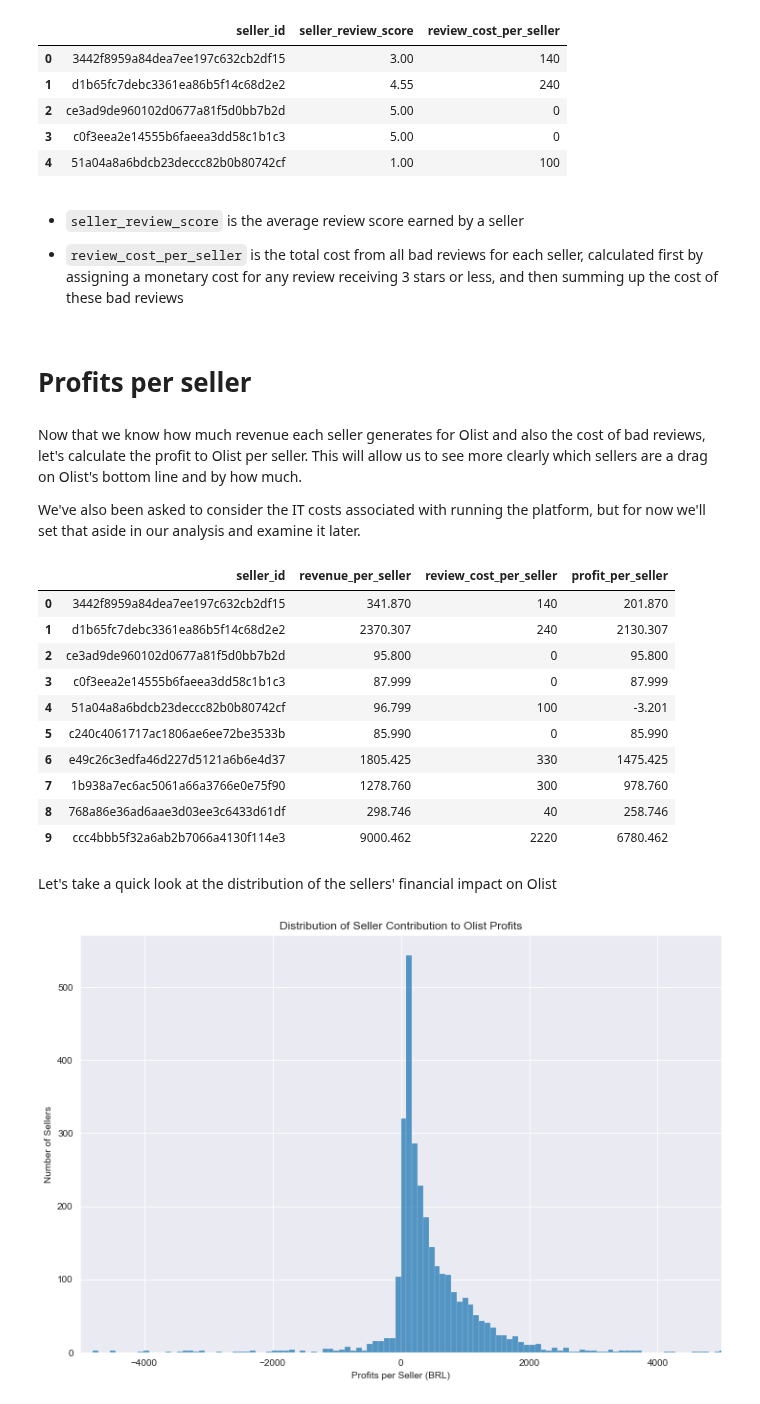
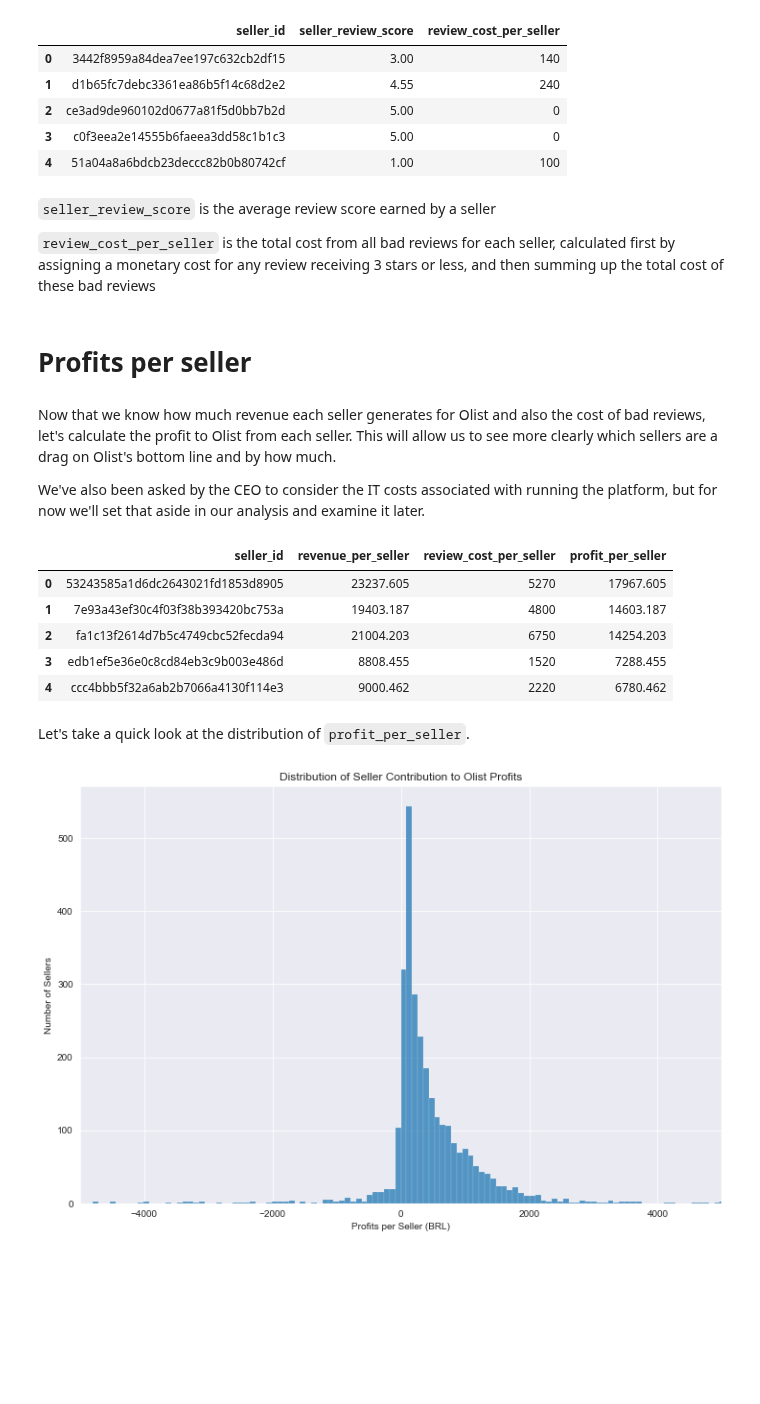
Before and after one commit to phlln/olist-analysis, a Jupyter notebook: notebooks/ceo_request-Phil-UPDATED.ipynb, the cells around one changed output. Drawn from its saved outputs; the diff is of its cells as text; code cells hidden in the pictures; blank space fills up the shorter version.

```diff
--- a/notebooks/ceo_request-Phil-UPDATED.ipynb
+++ b/notebooks/ceo_request-Phil-UPDATED.ipynb
@@ -120,6 +119,6 @@ sellers[['seller_id','seller_review_score','review_cost_per_seller']].head()
 | 3 | c0f3eea2e14555b6faeea3dd58c1b1c3 | 5.00 | 0 |
 | 4 | 51a04a8a6bdcb23deccc82b0b80742cf | 1.00 | 100 |
 # %% [markdown]
-- `seller_review_score` is the average review score earned by a seller
+`seller_review_score` is the average review score earned by a seller
 
-- `review_cost_per_seller` is the total cost from all bad reviews for each seller, calculated first by assigning a monetary cost for any review receiving 3 stars or less, and then summing up the cost of these bad reviews
+`review_cost_per_seller` is the total cost from all bad reviews for each seller, calculated first by assigning a monetary cost for any review receiving 3 stars or less, and then summing up the total cost of these bad reviews
@@ -132,29 +125,24 @@ sellers[['seller_id','seller_review_score','review_cost_per_seller']].head()
 # %% [markdown]
 # Profits per seller
 # %% [markdown]
-Now that we know how much revenue each seller generates for Olist and also the cost of bad reviews, let's calculate the profit to Olist per seller. This will allow us to see more clearly which sellers are a drag on Olist's bottom line and by how much.
+Now that we know how much revenue each seller generates for Olist and also the cost of bad reviews, let's calculate the profit to Olist from each seller. This will allow us to see more clearly which sellers are a drag on Olist's bottom line and by how much.
 
-We've also been asked to consider the IT costs associated with running the platform, but for now we'll set that aside in our analysis and examine it later.
+We've also been asked by the CEO to consider the IT costs associated with running the platform, but for now we'll set that aside in our analysis and examine it later.
 # %%
 # Calculate the profit as 'revenue_per_seller' - 'review_cost_per_seller'
 sellers['profit_per_seller'] = sellers.revenue_per_seller - sellers.review_cost_per_seller
 sellers[['seller_id', 'revenue_per_seller', 'review_cost_per_seller', 'profit_per_seller']].groupby(by='seller_id').sum()
 
-sellers[['seller_id', 'revenue_per_seller', 'review_cost_per_seller', 'profit_per_seller']].head(10)
+sellers[['seller_id', 'revenue_per_seller', 'review_cost_per_seller', 'profit_per_seller']].head()
 # %% [output]
 |  | seller_id | revenue_per_seller | review_cost_per_seller | profit_per_seller |
-| 0 | 3442f8959a84dea7ee197c632cb2df15 | 341.870 | 140 | 201.870 |
-| 1 | d1b65fc7debc3361ea86b5f14c68d2e2 | 2370.307 | 240 | 2130.307 |
-| 2 | ce3ad9de960102d0677a81f5d0bb7b2d | 95.800 | 0 | 95.800 |
-| 3 | c0f3eea2e14555b6faeea3dd58c1b1c3 | 87.999 | 0 | 87.999 |
-| 4 | 51a04a8a6bdcb23deccc82b0b80742cf | 96.799 | 100 | -3.201 |
-| 5 | c240c4061717ac1806ae6ee72be3533b | 85.990 | 0 | 85.990 |
-| 6 | e49c26c3edfa46d227d5121a6b6e4d37 | 1805.425 | 330 | 1475.425 |
-| 7 | 1b938a7ec6ac5061a66a3766e0e75f90 | 1278.760 | 300 | 978.760 |
-| 8 | 768a86e36ad6aae3d03ee3c6433d61df | 298.746 | 40 | 258.746 |
-| 9 | ccc4bbb5f32a6ab2b7066a4130f114e3 | 9000.462 | 2220 | 6780.462 |
+| 0 | 53243585a1d6dc2643021fd1853d8905 | 23237.605 | 5270 | 17967.605 |
+| 1 | 7e93a43ef30c4f03f38b393420bc753a | 19403.187 | 4800 | 14603.187 |
+| 2 | fa1c13f2614d7b5c4749cbc52fecda94 | 21004.203 | 6750 | 14254.203 |
+| 3 | edb1ef5e36e0c8cd84eb3c9b003e486d | 8808.455 | 1520 | 7288.455 |
+| 4 | ccc4bbb5f32a6ab2b7066a4130f114e3 | 9000.462 | 2220 | 6780.462 |
 # %% [markdown]
-Let's take a quick look at the distribution of the sellers' financial impact on Olist
+Let's take a quick look at the distribution of `profit_per_seller`.
 # %%
 # Plot histogram of sellers' financial impact
 plt.figure(figsize=(12,8))
```
Also changed, not shown: parts of 58 cells of this notebook, 1 other file.
